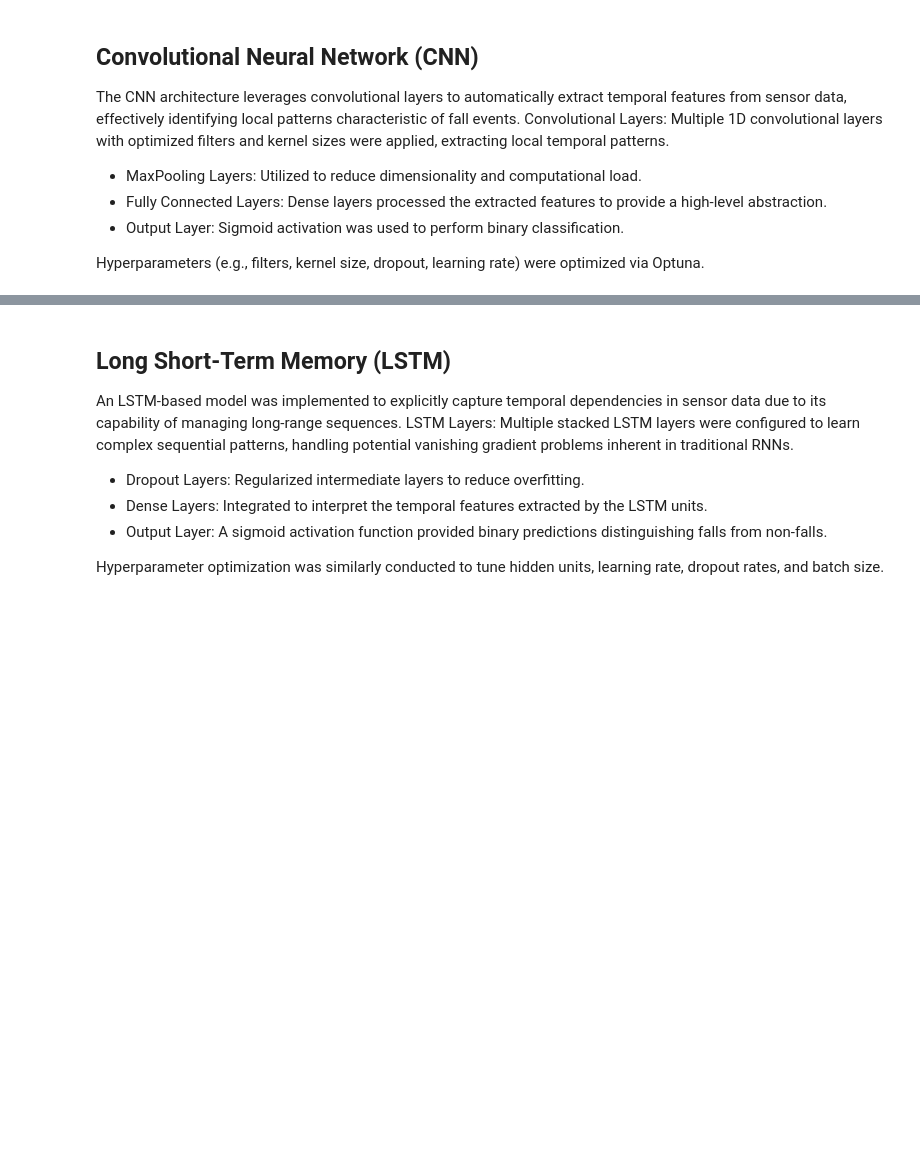
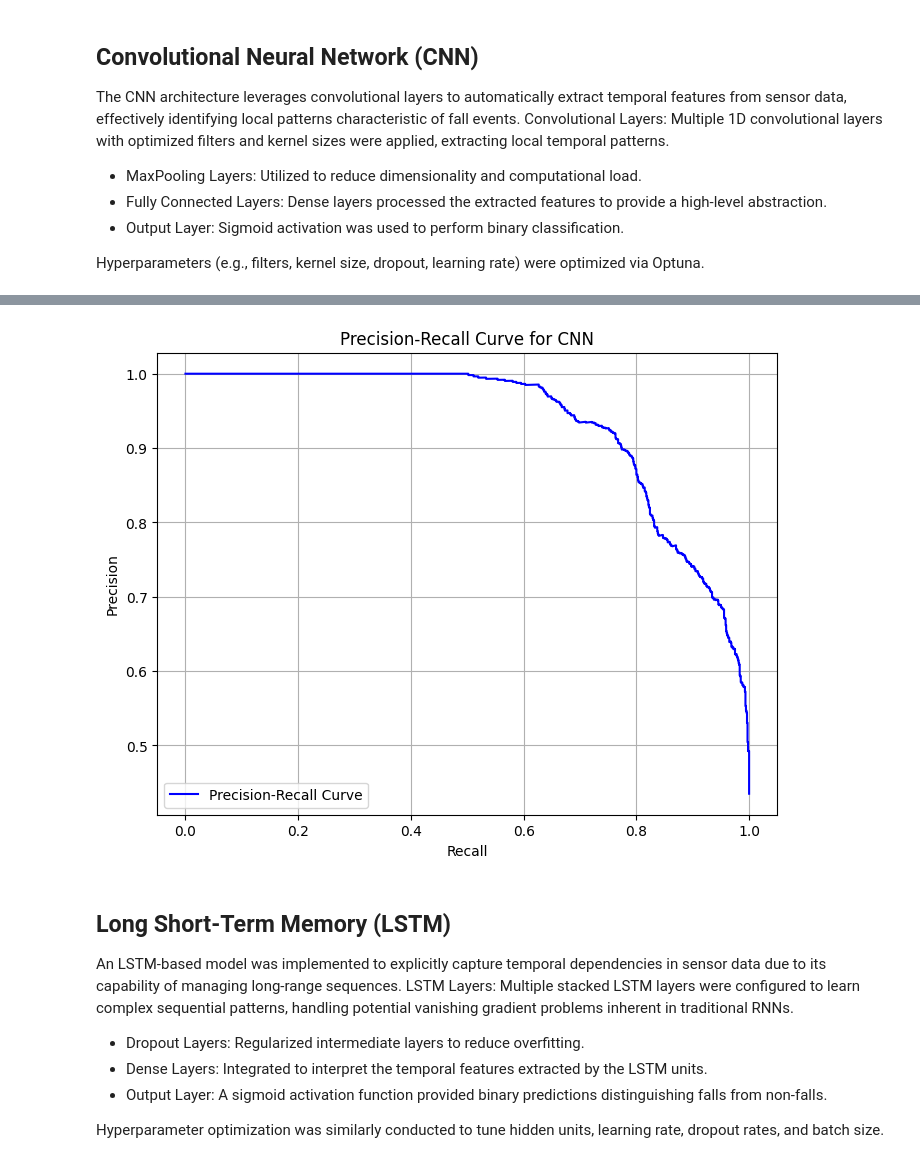
Before and after one commit to Danielar0w0/CAA, a Jupyter notebook: dl_main.ipynb, the cells around one changed output, grey strips where cells are left out. Cells and saved outputs as stored; diff of their text form; code cells hidden in the pictures; blank space fills up the shorter version.

```diff
--- a/dl_main.ipynb
+++ b/dl_main.ipynb
@@ -372,3 +479,8 @@ Test AUC: 0.8917914883499762
+# %%
+# Plot Recall-Precision curve
+precision_recall_plot(y_test, y_pred_prob, "Precision-Recall Curve for CNN")
+# %% [output]
+[figure, added]
 # %%
 # Save the model
 cnn_model.save('cnn_model.keras')
```
Also changed, not shown: parts of 40 cells of this notebook, 5 other files.
